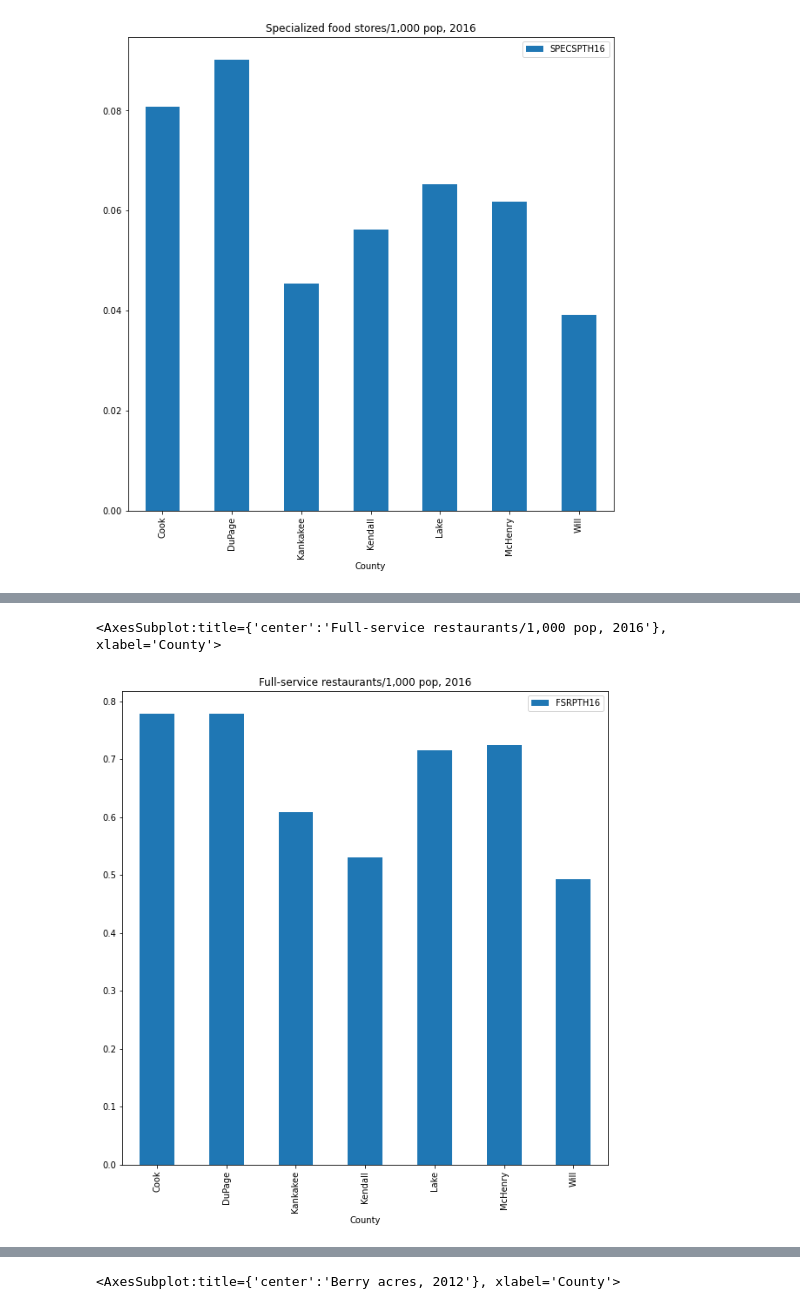
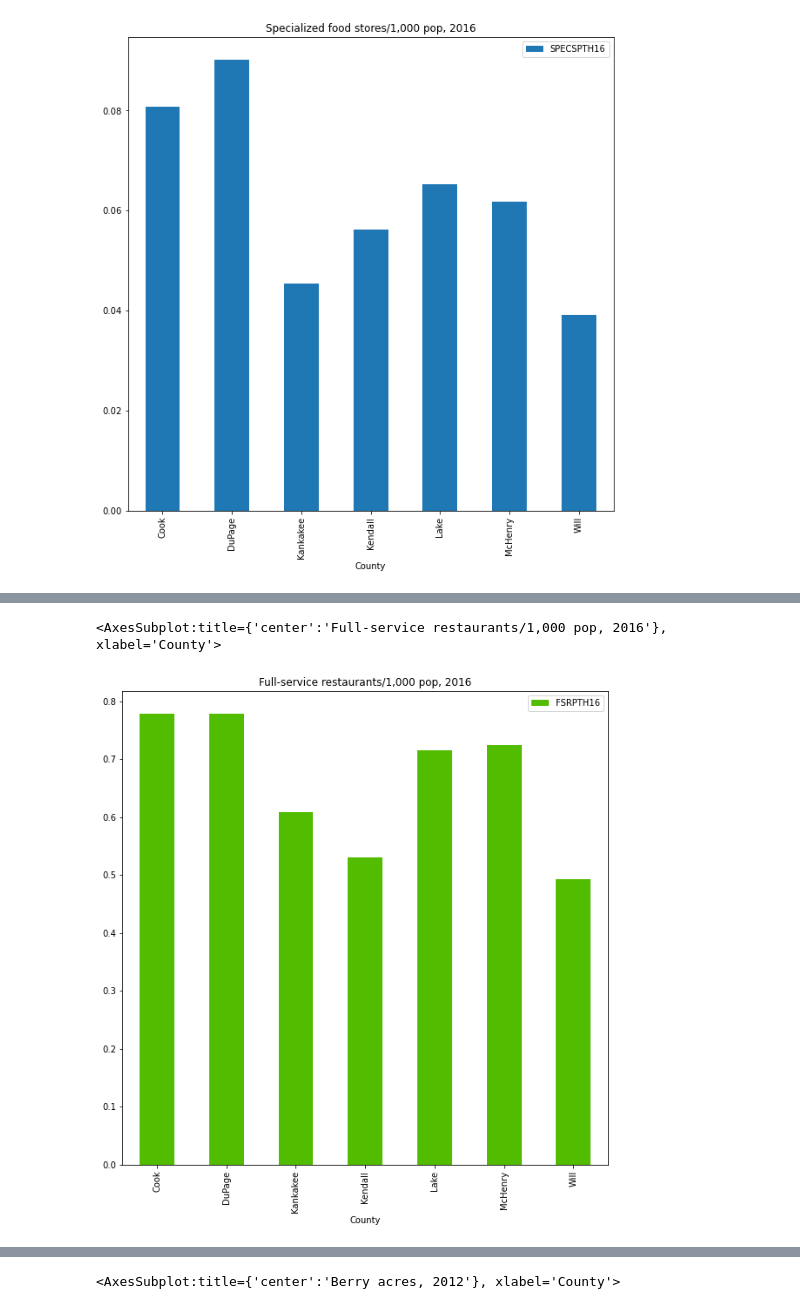
Before and after one commit to Cborek3/Food_Environment_Atlas_2020_Analysis, a Jupyter notebook: Jupyter Notebook/FoodEnvironmentAtlas_Analysis.ipynb, the cells around one changed output, grey strips where cells are left out. Saved outputs shown, nothing was run; the diff lists cells and outputs as text; code cells hidden in the pictures.

```diff
--- a/Jupyter Notebook/FoodEnvironmentAtlas_Analysis.ipynb
+++ b/Jupyter Notebook/FoodEnvironmentAtlas_Analysis.ipynb
@@ -604,6 +594,6 @@ model_data[['County','FFRPTH16']][model_data.FIPS.isin([17031,17197,17043,17097,
 # %%
-model_data[['County','FSRPTH16']][model_data.FIPS.isin([17031,17197,17043,17097,17111,17091,17093])].plot(x = 'County',y = 'FSRPTH16',kind = 'bar',figsize = [10,10],title = 'Full-service restaurants/1,000 pop, 2016')
+model_data[['County','FSRPTH16']][model_data.FIPS.isin([17031,17197,17043,17097,17111,17091,17093])].plot(x = 'County',y = 'FSRPTH16',kind = 'bar',figsize = [10,10],title = 'Full-service restaurants/1,000 pop, 2016',color = '#52bd00')
 # %% [output]
 <AxesSubplot:title={'center':'Full-service restaurants/1,000 pop, 2016'}, xlabel='County'>
-[figure, old version]
+[figure, new version]
 # %%
```
Also changed, not shown: parts of 19 cells of this notebook.
